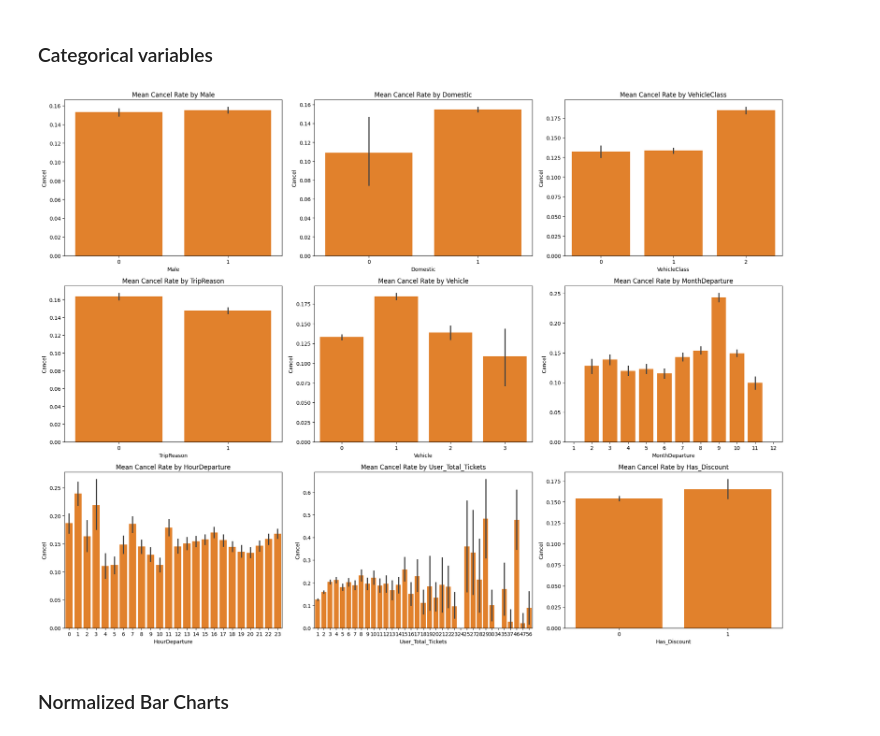
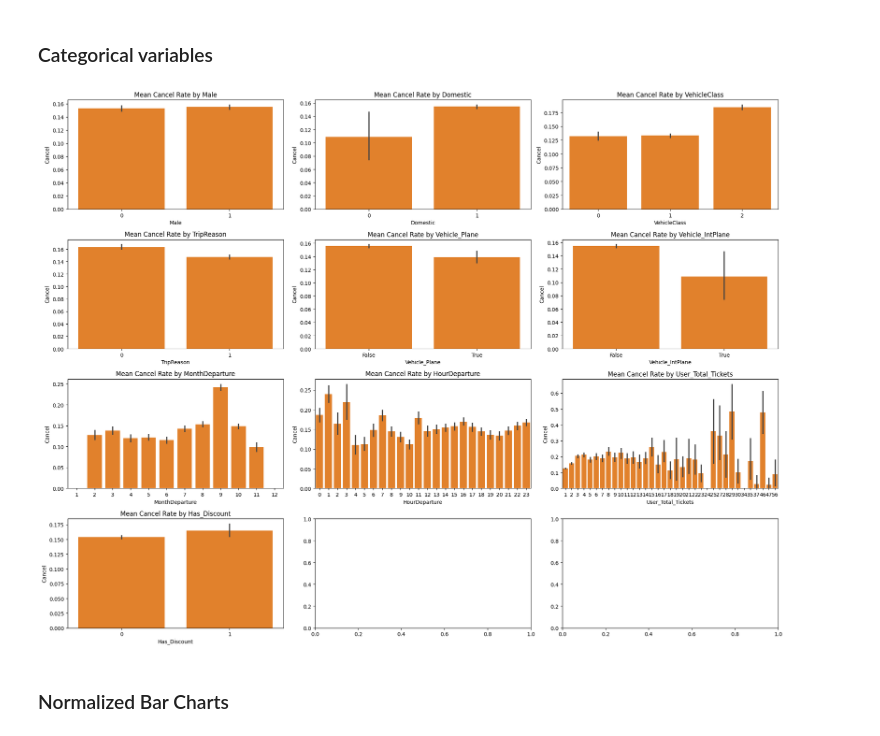
Before and after one commit to silviacalabretta/statistical-methods-project, a Jupyter notebook: notebooks/012_data_plots.ipynb, the cells around one changed output. Saved outputs shown, nothing was run; the diff lists cells and outputs as text; code cells hidden in the pictures.

```diff
--- a/notebooks/012_data_plots.ipynb
+++ b/notebooks/012_data_plots.ipynb
@@ -113,23 +116,23 @@ plt.show()
 # %% [markdown]
 ### Categorical variables
 # %%
-cat_cols_to_plot = ['Male','Domestic','VehicleClass','TripReason','Vehicle','MonthDeparture','HourDeparture','User_Total_Tickets', 'Has_Discount']
+cat_cols_to_plot = ['Male','Domestic','VehicleClass','TripReason','Vehicle_Plane', 'Vehicle_IntPlane','MonthDeparture','HourDeparture','User_Total_Tickets', 'Has_Discount']
 
 #TRAIN SET
-fig, axes = plt.subplots(3, 3, figsize=(20, 15))
+fig, axes = plt.subplots(4, 3, figsize=(20, 15))
 
 # Flatten the axes array to make it easier to iterate over (converts 2D array to 1D)
 axes = axes.flatten()
 
 for i, col in enumerate(cat_cols_to_plot):
     sns.barplot(x=col, y='Cancel', data=train_df, ax=axes[i], color="tab:orange")
     axes[i].set_title(f'Mean Cancel Rate by {col}')
 
 plt.tight_layout()
 plt.savefig(os.path.join(save_dir, "barplot_data.png"))
 plt.show()
 # %% [output]
-[figure, old version]
+[figure, new version]
 # %% [markdown]
 ### Normalized Bar Charts
 # %%
```
Also changed, not shown: parts of 3 cells of this notebook, 6 other files.
